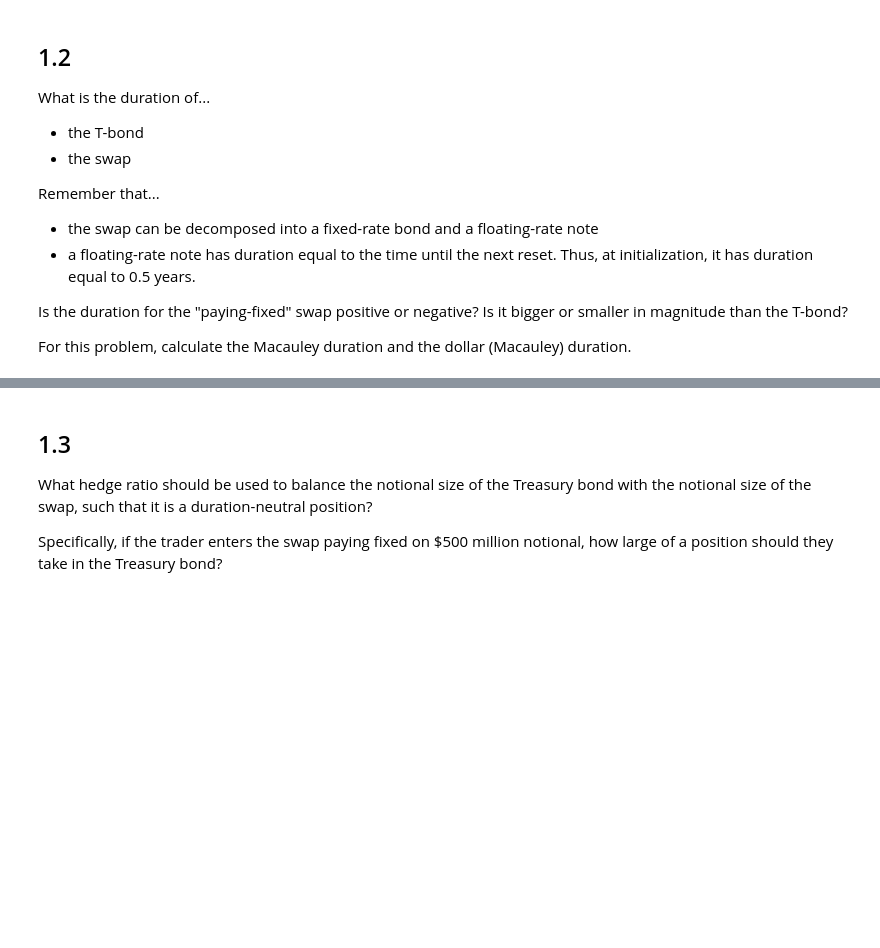
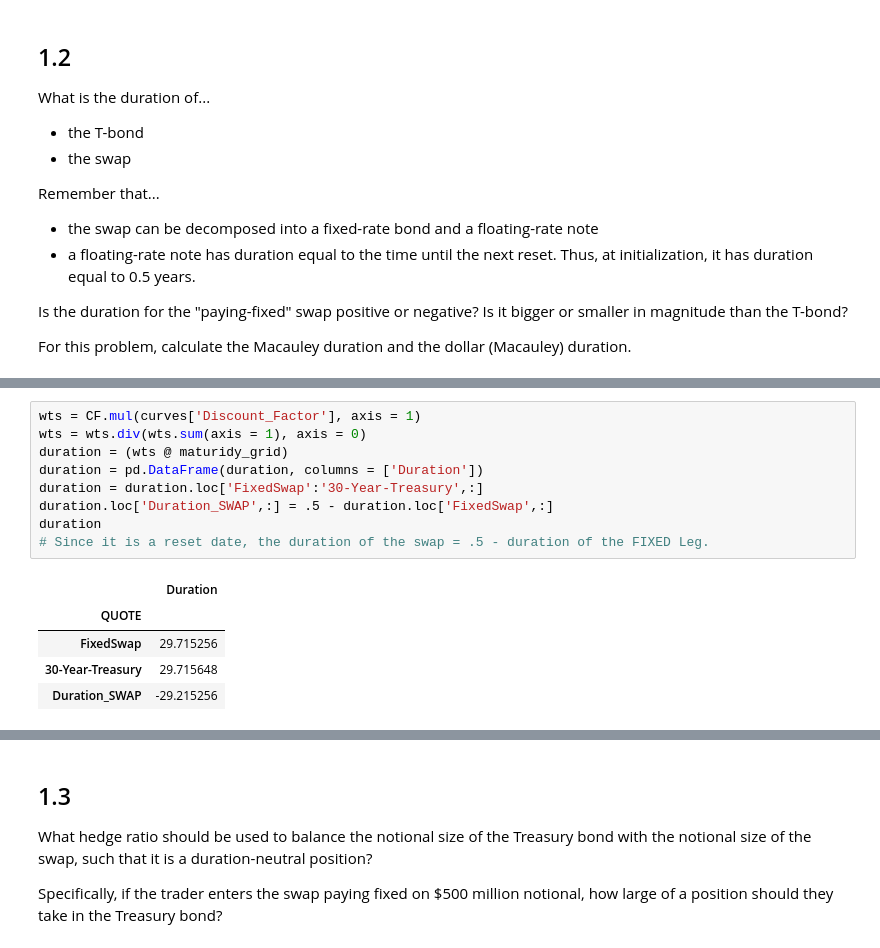
Before and after one commit to dcstein22/finm-fixedincome-2023, a Jupyter notebook: homework/Homework 3.ipynb, the cells around one changed output, grey strips where cells are left out. Cells and saved outputs as stored; diff of their text form; blank space fills up the shorter version.

```diff
--- a/homework/Homework 3.ipynb
+++ b/homework/Homework 3.ipynb
@@ -92,0 +130,15 @@ For this problem, calculate the Macauley duration and the dollar (Macauley) dura
+# %%
+wts = CF.mul(curves['Discount_Factor'], axis = 1)
+wts = wts.div(wts.sum(axis = 1), axis = 0)
+duration = (wts @ maturidy_grid)
+duration = pd.DataFrame(duration, columns = ['Duration'])
+duration = duration.loc['FixedSwap':'30-Year-Treasury',:]
+duration.loc['Duration_SWAP',:] = .5 - duration.loc['FixedSwap',:]
+duration
+# Since it is a reset date, the duration of the swap = .5 - duration of the FIXED Leg.
+# %% [output]
+|  | Duration |
+| QUOTE |  |
+| FixedSwap | 29.715256 |
+| 30-Year-Treasury | 29.715648 |
+| Duration_SWAP | -29.215256 |
```
Also changed, not shown: parts of 7 cells of this notebook, 2 other files.
